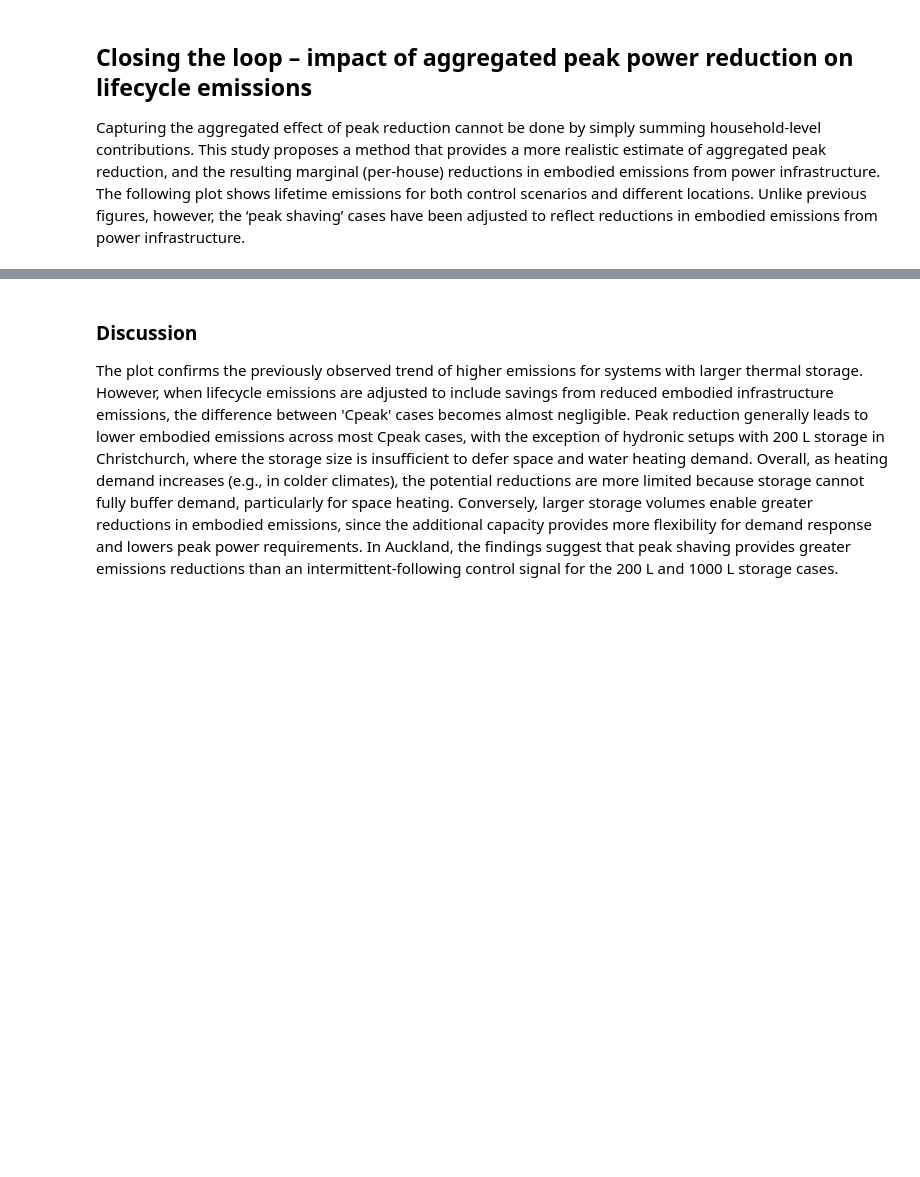
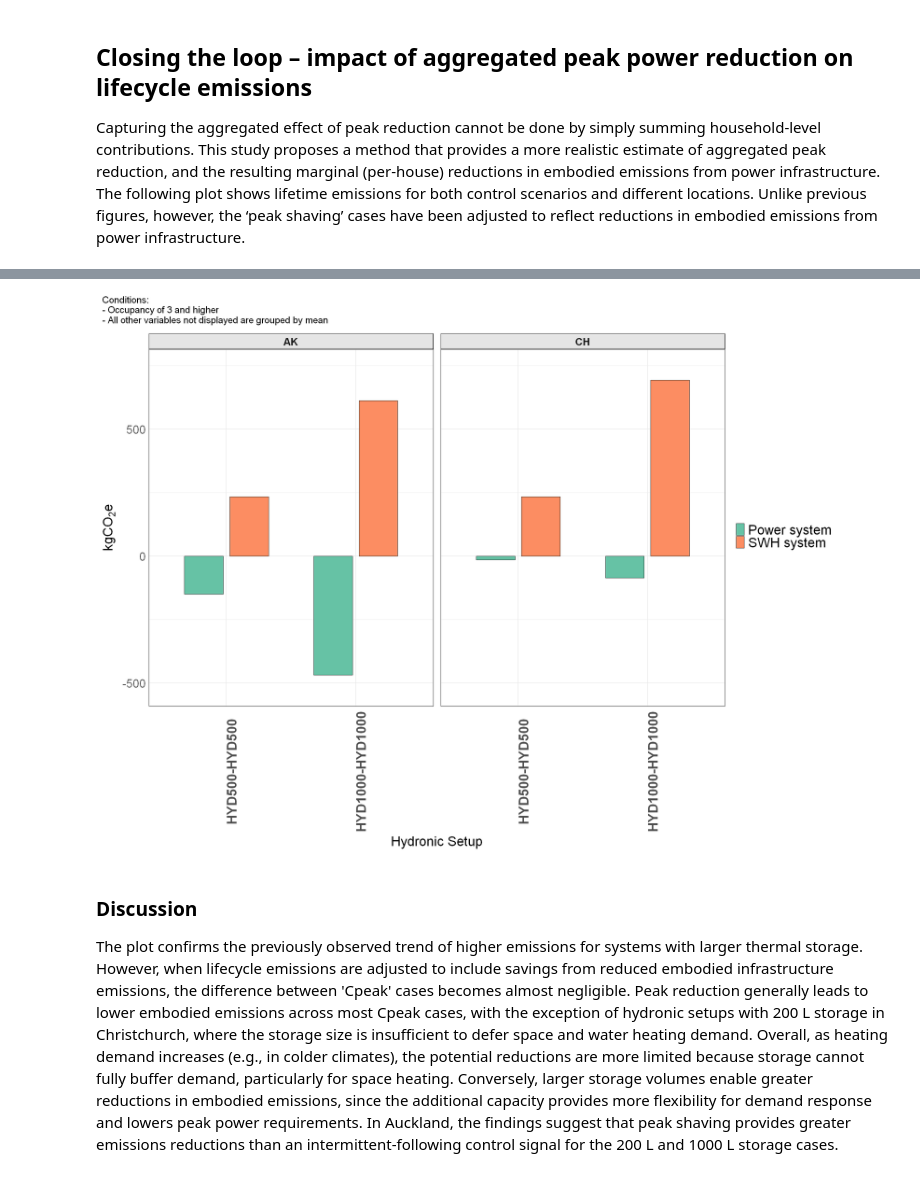
Before and after one commit to pxgo17/EECA_SWH_LCA, a Jupyter notebook: results/SWH_LCA_results.ipynb, the cells around one changed output, grey strips where cells are left out. Saved outputs shown, nothing was run; the diff lists cells and outputs as text; code cells hidden in the pictures; blank space fills up the shorter version.

```diff
--- a/results/SWH_LCA_results.ipynb
+++ b/results/SWH_LCA_results.ipynb
@@ -1339,3 +1345,97 @@ emissions_plot_all +
+# %%
+plot_all_HYD <- plot_all %>% filter(Red_strat == 'D.Deferral') %>%
+  filter(SH_DW_code %in% c('HYD200-HYD200', 'HYD500-HYD500', 'HYD1000-HYD1000')) %>%
+  filter(house_type == 'Large') %>%
+  filter(insulation == 'H1') %>%
+  filter(Type == 'Embodied')
+
+# 1) compute control Emissions (HYD200) per group
+controls <- plot_all_HYD %>%
+  filter(SH_DW_code == "HYD200-HYD200") %>%
+  group_by(Loc_code, house_type, insulation) %>%
+  summarise(
+    Emissions_control = mean(Emissions, na.rm = TRUE),   # or use first() if unique
+    .groups = "drop"
+  )
+
+# 2) join controls back and compute SWH_embodied = Emissions - Emissions_control
+plot_prep <- plot_all_HYD %>%
+  left_join(controls, by = c("Loc_code", "house_type", "insulation")) %>%
+  mutate(
+    SWH_embodied = Emissions - Emissions_control
+  )
+
+# 3) keep only the two codes you want to show
+plot_prep2 <- plot_prep %>%
+  filter(SH_DW_code %in% c("HYD500-HYD500", "HYD1000-HYD1000")) %>%
+  mutate(SH_DW_code = factor(SH_DW_code, levels = c("HYD500-HYD500", "HYD1000-HYD1000")))
+
+# 4) reshape to long so each SH_DW_code has two metrics: SWH_embodied (positive) and Reduction (negative)
+plot_long <- plot_prep2 %>%
+  mutate(Reduction_neg = -1 * Reduction_kgCO2e) %>%   # make reduction negative for plotting
+  select(Loc_code, house_type, insulation, SH_DW_code, SWH_embodied, Reduction_neg) %>%
+  pivot_longer(
+    cols = c(SWH_embodied, Reduction_neg),
+    names_to = "metric",
+    values_to = "value"
+  )
+
+# optionally make metric labels nicer
+plot_long <- plot_long %>%
+  mutate(metric = recode(metric,
+                         SWH_embodied = "SWH system",
+                         Reduction_neg = "Power system"))
+
+y_min <- min(plot_long$value, na.rm = TRUE)
+y_max <- max(plot_long$value, na.rm = TRUE)
+# add a little padding
+pad <- 0.05 * (y_max - y_min)
+y_lim <- c(y_min - pad, y_max + pad)
+
+# final plot: fixed scales across facets so 0 lines up, and HYD500 appears first on x-axis
+embodied_hydronic_diff <- ggplot(plot_long, aes(x = SH_DW_code, y = value, fill = metric)) +
+  geom_col(position = position_dodge(width = 0.7), width = 0.6, color = "black") +
+  facet_wrap(~ Loc_code, scales = "fixed") +
+  scale_fill_brewer(palette = "Set2") +
+  coord_cartesian(ylim = y_lim) +    # use coord_cartesian to avoid dropping data
+  labs(
+    x = "Hydronic Setup",
+    y = expression(kgCO[2]*e),
+    fill = ""
+  ) +
+  theme_minimal(base_size = 14) +
+  theme(
+    axis.text.x = element_text(angle = 90, hjust = 0.5, size = 26, face = 'bold'),
+    axis.title.x = element_text(size = 26),
+    axis.title.y = element_text(size = 26),
+    axis.text.y = element_text(size = 22),
+    legend.title = element_text(size = 26, face = "bold"),
+    legend.text = element_text(size = 26),
+    strip.text = element_text(face = "bold", size = 20),
+    strip.background = element_rect(fill = "gray90", color = "black"),
+    panel.border = element_rect(color = "black", fill = NA, size = 0.1),
+    panel.spacing = unit(1, "lines"),
+    plot.title = element_text(size = 24, face = "bold", hjust = 0.5, vjust = 2),
+    plot.caption = element_text(size = 16)
+  )
+
+ggsave(
+  filename = "D:/EECA_SWH_LCA/results_plots/emissions_plot_all_hydronic.png",  # File path
+  plot = embodied_hydronic_diff,                       # Plot object
+  width = 16,                             # Width in inches
+  height = 14,                             # Height in inches
+  dpi = 300                               # Resolution
+)
+
+embodied_hydronic_diff +
+  plot_annotation(
+    title = "Conditions:\n- Occupancy of 3 and higher\n- All other variables not displayed are grouped by mean",
+    theme = theme(
+      plot.title = element_text(size = 18, hjust = 0, vjust = 2)
+    )
+  )
+# %% [output]
+[figure, added]
 # %% [markdown]
 ### Discussion
 The plot confirms the previously observed trend of higher emissions for systems with larger thermal storage. However, when lifecycle emissions are adjusted to include savings from reduced embodied infrastructure emissions, the difference between 'Cpeak' cases becomes almost negligible.
```
Also changed, not shown: parts of 12 cells of this notebook, 2 other files.
